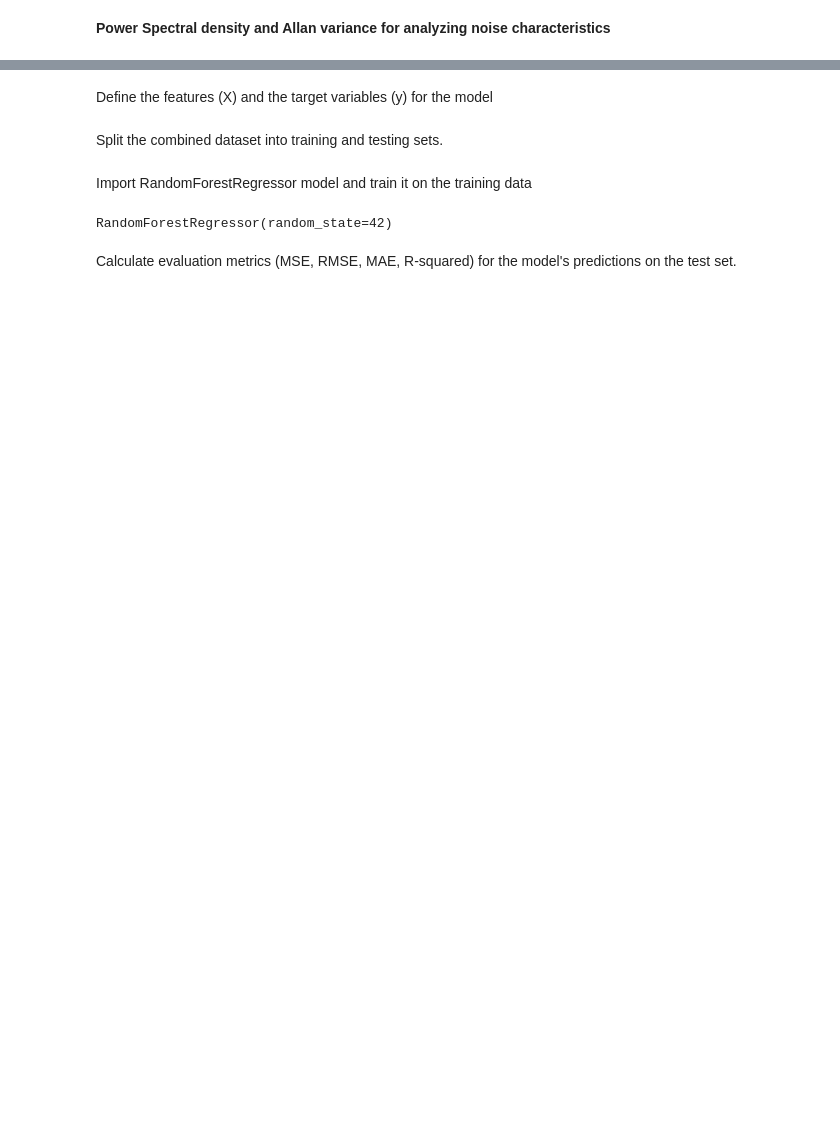
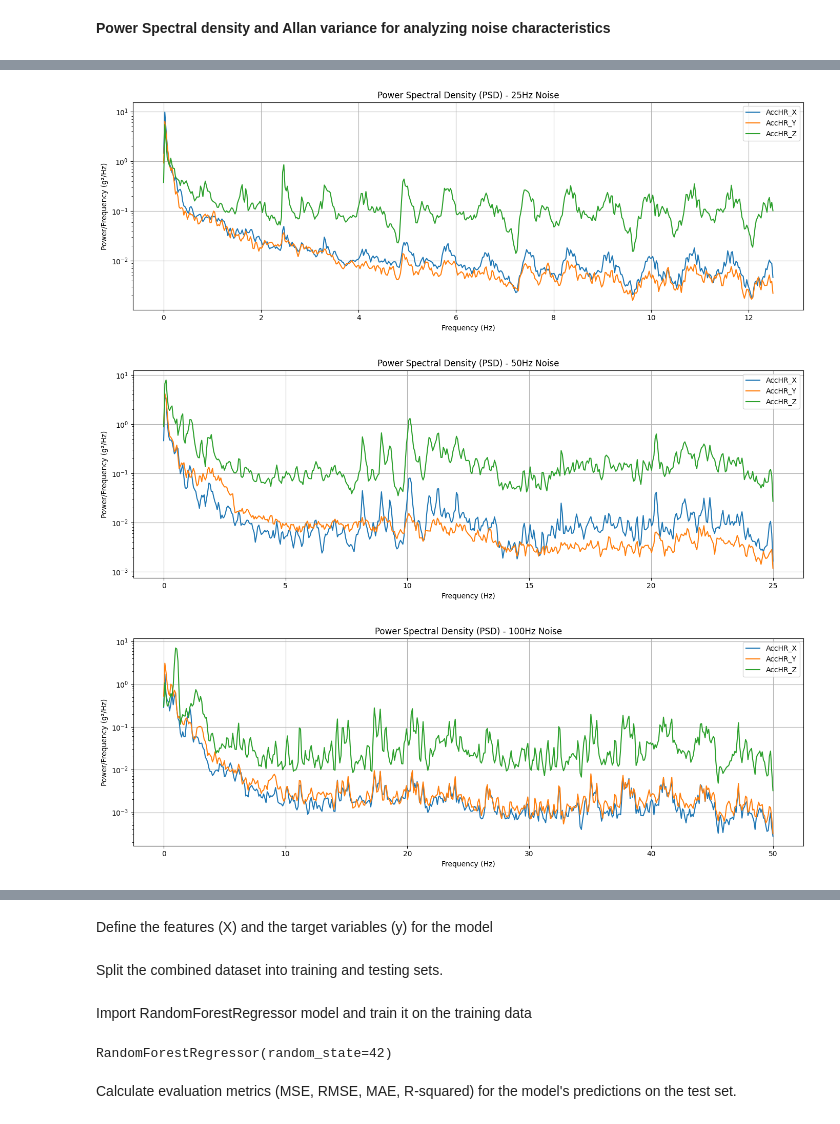
Before and after one commit to Samplergithub769/mtu-xsens-imu-Sensor, a Jupyter notebook: mtu_xsens_imu_Sensor.ipynb, the cells around one changed output, grey strips where cells are left out. Cells and saved outputs as stored; diff of their text form; code cells hidden in the pictures; blank space fills up the shorter version.

```diff
--- a/mtu_xsens_imu_Sensor.ipynb
+++ b/mtu_xsens_imu_Sensor.ipynb
@@ -443,0 +170,30 @@ dtype: int64
+# %%
+from scipy.signal import welch
+
+# Define datasets and their sampling frequencies
+datasets = {
+    '25Hz Noise': (df_noise_25hz, 25),
+    '50Hz Noise': (df_noise_50hz, 50),
+    '100Hz Noise': (df_noise_100hz, 100)
+}
+
+acc_cols = ['AccHR_X', 'AccHR_Y', 'AccHR_Z']
+
+# Plot PSD for each noisy dataset
+for label, (df, fs) in datasets.items():
+    plt.figure(figsize=(14, 5))
+    for col in acc_cols:
+        f, Pxx = welch(df[col].dropna(), fs=fs, nperseg=1024)
+        plt.semilogy(f, Pxx, label=col)
+
+    plt.title(f'Power Spectral Density (PSD) - {label}')
+    plt.xlabel('Frequency (Hz)')
+    plt.ylabel('Power/Frequency (g²/Hz)')
+    plt.legend()
+    plt.grid(True)
+    plt.tight_layout()
+    plt.show()
+# %% [output]
+[figure, added]
+[figure, added]
+[figure, added]
```
Also changed, not shown: parts of 33 cells of this notebook.
